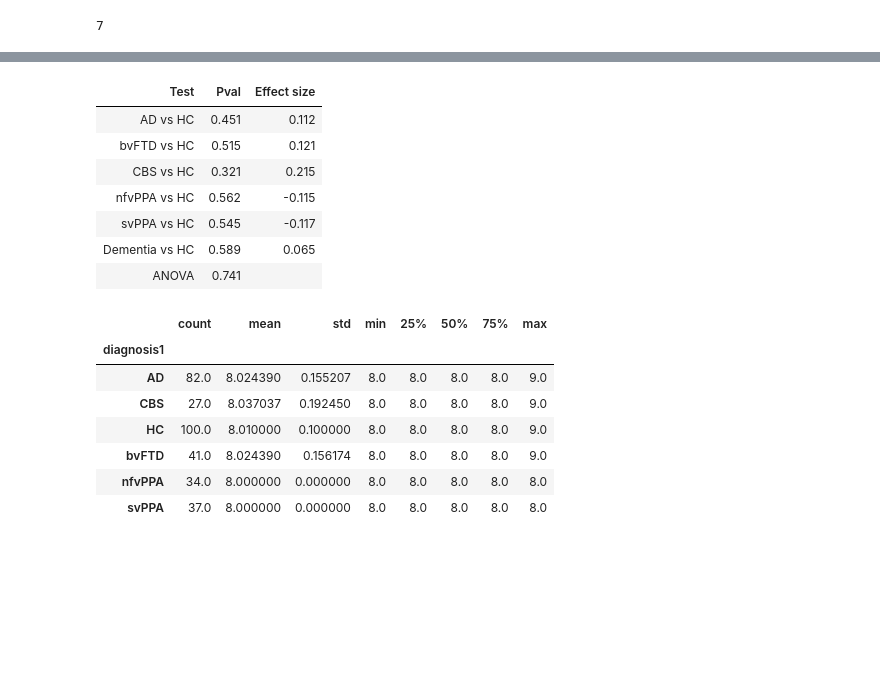
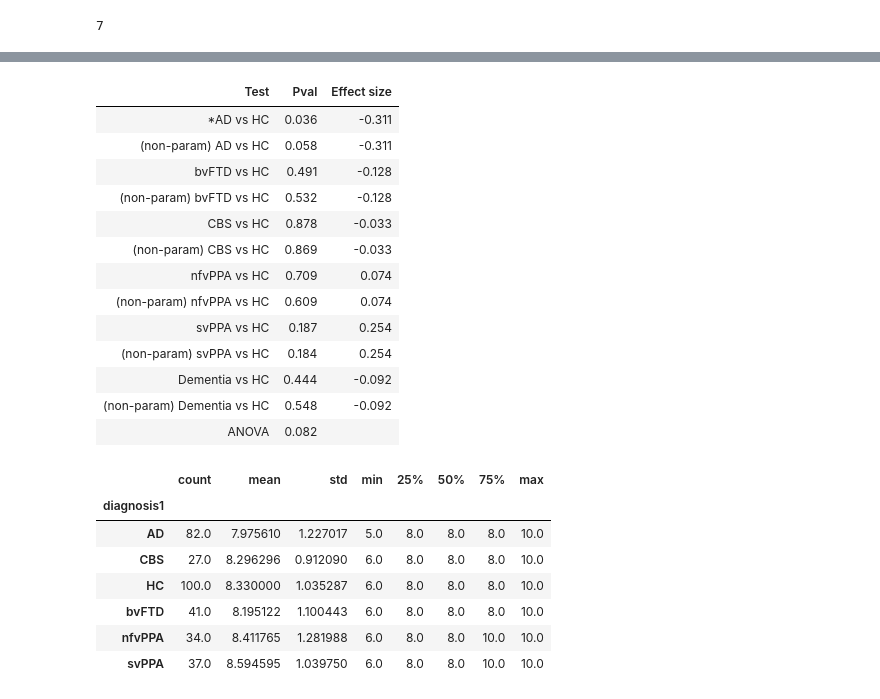
Before and after one commit to JINhuaqing/jesse_fMRI, a Jupyter notebook: notebooks/TVDNs/get_TVDN_features_7nets.ipynb, the cells around one changed output, grey strips where cells are left out. Cells and saved outputs as stored; diff of their text form; code cells hidden in the pictures; blank space fills up the shorter version.

```diff
--- a/notebooks/get_TVDN_features_7nets.ipynb
+++ b/notebooks/TVDNs/get_TVDN_features_7nets.ipynb
@@ -397,7 +406,11 @@ net_ix = 7
 # %% [output]
 7
 # %%
-rks = np.array(load_pkl(RES_ROOT/f"tvdnMaxM20_fixr8_ranks_{yeo_7nets_dict[net_ix]}.pkl"));
-ecptss = load_pkl(RES_ROOT/f"tvdnMaxM20_fixr8_ecptss_kp1654_{yeo_7nets_dict[net_ix]}.pkl")
+_get_dwell = lambda ecpts: np.diff(np.concatenate([[0], ecpts, [235]]))*ac_time/235
+rks = np.array(load_pkl(RES_ROOT/f"tvdnMaxM20_ranks_{yeo_7nets_dict[net_ix]}.pkl"));
+ecptss = load_pkl(RES_ROOT/f"tvdnMaxM20_ecptss_kp1647_{yeo_7nets_dict[net_ix]}.pkl")
 ncpts = np.array([len(ecpts) for ecpts in ecptss]);
+dwells = [_get_dwell(ecpts) for ecpts in ecptss];
+maxdwells = np.array([np.max(dwell) for dwell in dwells]);
+meandwells = np.array([np.mean(dwell) for dwell in dwells]);
 # %% [output]
@@ -413,31 +428,35 @@ ncpts = np.array(ncpts);
 # %%
 res_df = pd.DataFrame({
     "metric": rks,
     "sex": sex_labs,
     "diagnosis": diag_labs
 })
 res_df["diagnosis1"] = res_df["diagnosis"].map(diag_lab_mapping)
-_get_test_tb(res_df)
+display(_get_test_tb(res_df))
+res_df.groupby("diagnosis1")["metric"].describe()
 # %% [output]
 | Test | Pval | Effect size |
-| AD vs HC | 0.451 | 0.112 |
-| bvFTD vs HC | 0.515 | 0.121 |
-| CBS vs HC | 0.321 | 0.215 |
-| nfvPPA vs HC | 0.562 | -0.115 |
-| svPPA vs HC | 0.545 | -0.117 |
-| Dementia vs HC | 0.589 | 0.065 |
-| ANOVA | 0.741 |  |
+| *AD vs HC | 0.036 | -0.311 |
+| (non-param) AD vs HC | 0.058 | -0.311 |
+| bvFTD vs HC | 0.491 | -0.128 |
+| (non-param) bvFTD vs HC | 0.532 | -0.128 |
+| CBS vs HC | 0.878 | -0.033 |
+| (non-param) CBS vs HC | 0.869 | -0.033 |
+| nfvPPA vs HC | 0.709 | 0.074 |
+| (non-param) nfvPPA vs HC | 0.609 | 0.074 |
+| svPPA vs HC | 0.187 | 0.254 |
+| (non-param) svPPA vs HC | 0.184 | 0.254 |
+| Dementia vs HC | 0.444 | -0.092 |
+| (non-param) Dementia vs HC | 0.548 | -0.092 |
+| ANOVA | 0.082 |  |
+|  | count | mean | std | min | 25% | 50% | 75% | max |
+| diagnosis1 |  |  |  |  |  |  |  |  |
+| AD | 82.0 | 7.975610 | 1.227017 | 5.0 | 8.0 | 8.0 | 8.0 | 10.0 |
+| CBS | 27.0 | 8.296296 | 0.912090 | 6.0 | 8.0 | 8.0 | 8.0 | 10.0 |
+| HC | 100.0 | 8.330000 | 1.035287 | 6.0 | 8.0 | 8.0 | 8.0 | 10.0 |
+| bvFTD | 41.0 | 8.195122 | 1.100443 | 6.0 | 8.0 | 8.0 | 8.0 | 10.0 |
+| nfvPPA | 34.0 | 8.411765 | 1.281988 | 6.0 | 8.0 | 8.0 | 10.0 | 10.0 |
+| svPPA | 37.0 | 8.594595 | 1.039750 | 6.0 | 8.0 | 8.0 | 10.0 | 10.0 |
-# %%
-res_df.groupby("diagnosis1")["metric"].describe()
-# %% [output]
-|  | count | mean | std | min | 25% | 50% | 75% | max |
-| diagnosis1 |  |  |  |  |  |  |  |  |
-| AD | 82.0 | 8.024390 | 0.155207 | 8.0 | 8.0 | 8.0 | 8.0 | 9.0 |
-| CBS | 27.0 | 8.037037 | 0.192450 | 8.0 | 8.0 | 8.0 | 8.0 | 9.0 |
-| HC | 100.0 | 8.010000 | 0.100000 | 8.0 | 8.0 | 8.0 | 8.0 | 9.0 |
-| bvFTD | 41.0 | 8.024390 | 0.156174 | 8.0 | 8.0 | 8.0 | 8.0 | 9.0 |
-| nfvPPA | 34.0 | 8.000000 | 0.000000 | 8.0 | 8.0 | 8.0 | 8.0 | 8.0 |
-| svPPA | 37.0 | 8.000000 | 0.000000 | 8.0 | 8.0 | 8.0 | 8.0 | 8.0 |
 # %%
 res_df = pd.DataFrame({
     "metric": ncpts,
```
Also changed, not shown: parts of 10 cells of this notebook, 20 other files.
